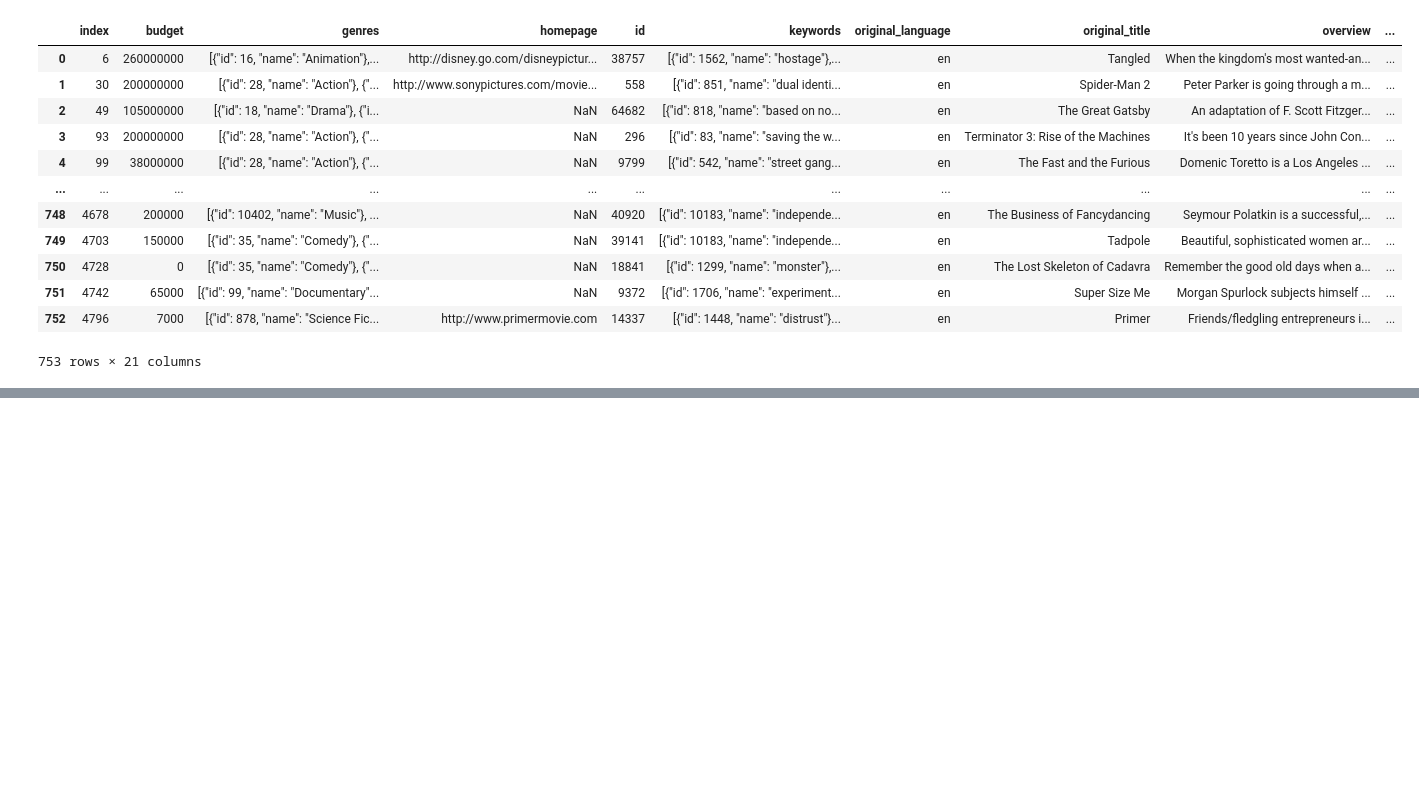
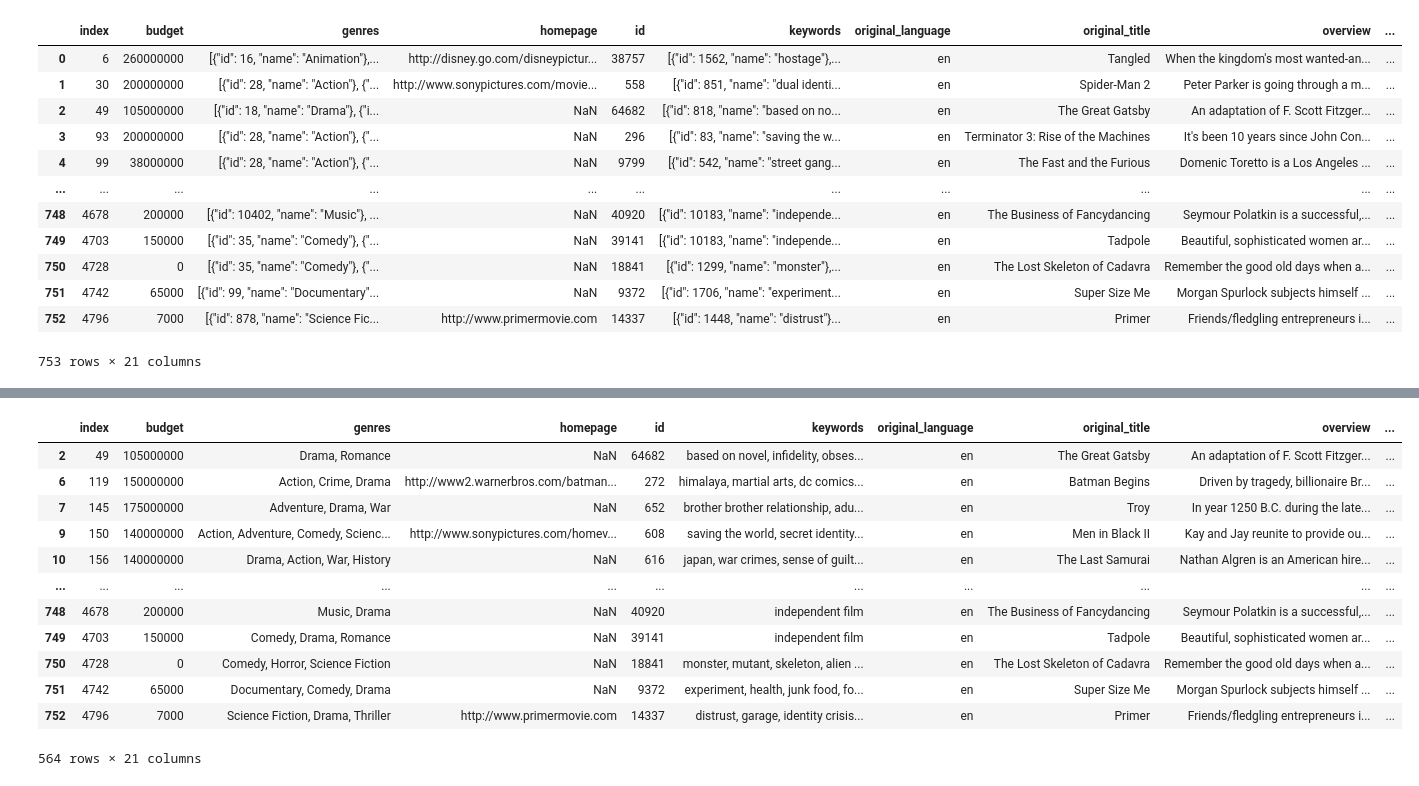
Before and after one commit to jennifer-dtu-2023/02807_project, a Jupyter notebook: merge_network_text.ipynb, the cells around one changed output, grey strips where cells are left out. Drawn from its saved outputs; the diff is of its cells as text; code cells hidden in the pictures; blank space fills up the shorter version.

```diff
--- a/merge_network_text.ipynb
+++ b/merge_network_text.ipynb
@@ -170,0 +160,6 @@ df_credits_movie = df_credits[df_credits.title.isin(genreMovies.title)]
+# %%
+def filterByGenre(movieTitle, df): #find movies with at least one of the same genres as the movie just seen
+    genres = df[df.title == movieTitle].genres.str.replace(', ', '|').iloc[0] ##replace , by |. This is the genres to look for in
+    genreMovies = df[df.genres.str.contains(genres)] #find movies with at least one of the genres
+
+    return genreMovies
@@ -1258,12 +1239,0 @@ We chose that to define a "good" movie as a movie with rating at 3.5 or higher.
-# %%
-def recommendation(user, rating): #user either "new" or "existing", rating of latest movie
-    if user == 'new':
-        recommendedMovies = mostPopularMovies
-    else:
-        if rating >= 3.5:
-
-
-
-
-
-    return recommendedMovies
@@ -1269,0 +1253,3 @@ def recommendation(user, rating): #user either "new" or "existing", rating of la
+# %%
+userRatings = ratings[ratings.User_ID == 712664]
+rating = userRatings[userRatings.Movie_ID == 3].Rating.iloc[0]
@@ -1269,0 +1282,34 @@ def recommendation(user, rating): #user either "new" or "existing", rating of la
+# %%
+def recommendation(userID, movieTitle, rating_df, movie_df): #if userID is None, it is a new user
+    if userID == None:
+        #recommendedMovies = mostPopularMovies
+        a= 1
+    else:
+        userRatings = rating_df[rating_df.User_ID == userID] #rating from user
+        movieID = movie_df[movie_df.Name == movieTitle].Movie_ID.iloc[0] #ID for seen movie
+        rating = userRatings[userRatings.Movie_ID == movieID].Rating.iloc[0] #rating for seen movie
+
+        if rating >= 3:
+            a = filterByGenre(movieTitle, df_tmdb)
+
+
+
+
+
+    return a
+# %%
+recommendation(1351377, movieTitle, df_ratings, df_movies)
+# %% [output]
+|  | index | budget | genres | homepage | id | keywords | original_language | original_title | overview | ... |
+| 2 | 49 | 105000000 | Drama, Romance | NaN | 64682 | based on novel, infidelity, obses... | en | The Great Gatsby | An adaptation of F. Scott Fitzger... | ... |
+| 6 | 119 | 150000000 | Action, Crime, Drama | http://www2.warnerbros.com/batman... | 272 | himalaya, martial arts, dc comics... | en | Batman Begins | Driven by tragedy, billionaire Br... | ... |
+| 7 | 145 | 175000000 | Adventure, Drama, War | NaN | 652 | brother brother relationship, adu... | en | Troy | In year 1250 B.C. during the late... | ... |
+| 9 | 150 | 140000000 | Action, Adventure, Comedy, Scienc... | http://www.sonypictures.com/homev... | 608 | saving the world, secret identity... | en | Men in Black II | Kay and Jay reunite to provide ou... | ... |
+| 10 | 156 | 140000000 | Drama, Action, War, History | NaN | 616 | japan, war crimes, sense of guilt... | en | The Last Samurai | Nathan Algren is an American hire... | ... |
+| ... | ... | ... | ... | ... | ... | ... | ... | ... | ... | ... |
+| 748 | 4678 | 200000 | Music, Drama | NaN | 40920 | independent film | en | The Business of Fancydancing | Seymour Polatkin is a successful,... | ... |
+| 749 | 4703 | 150000 | Comedy, Drama, Romance | NaN | 39141 | independent film | en | Tadpole | Beautiful, sophisticated women ar... | ... |
+| 750 | 4728 | 0 | Comedy, Horror, Science Fiction | NaN | 18841 | monster, mutant, skeleton, alien ... | en | The Lost Skeleton of Cadavra | Remember the good old days when a... | ... |
+| 751 | 4742 | 65000 | Documentary, Comedy, Drama | NaN | 9372 | experiment, health, junk food, fo... | en | Super Size Me | Morgan Spurlock subjects himself ... | ... |
+| 752 | 4796 | 7000 | Science Fiction, Drama, Thriller | http://www.primermovie.com | 14337 | distrust, garage, identity crisis... | en | Primer | Friends/fledgling entrepreneurs i... | ... |
+564 rows × 21 columns
```
Also changed, not shown: parts of 23 cells of this notebook.
